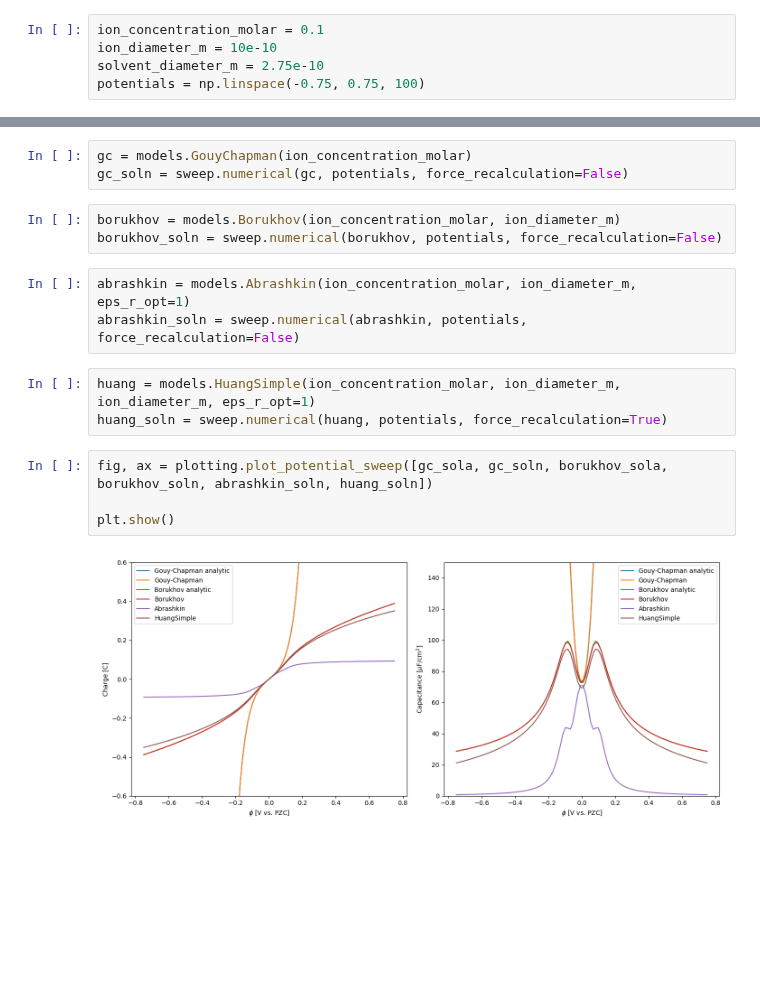
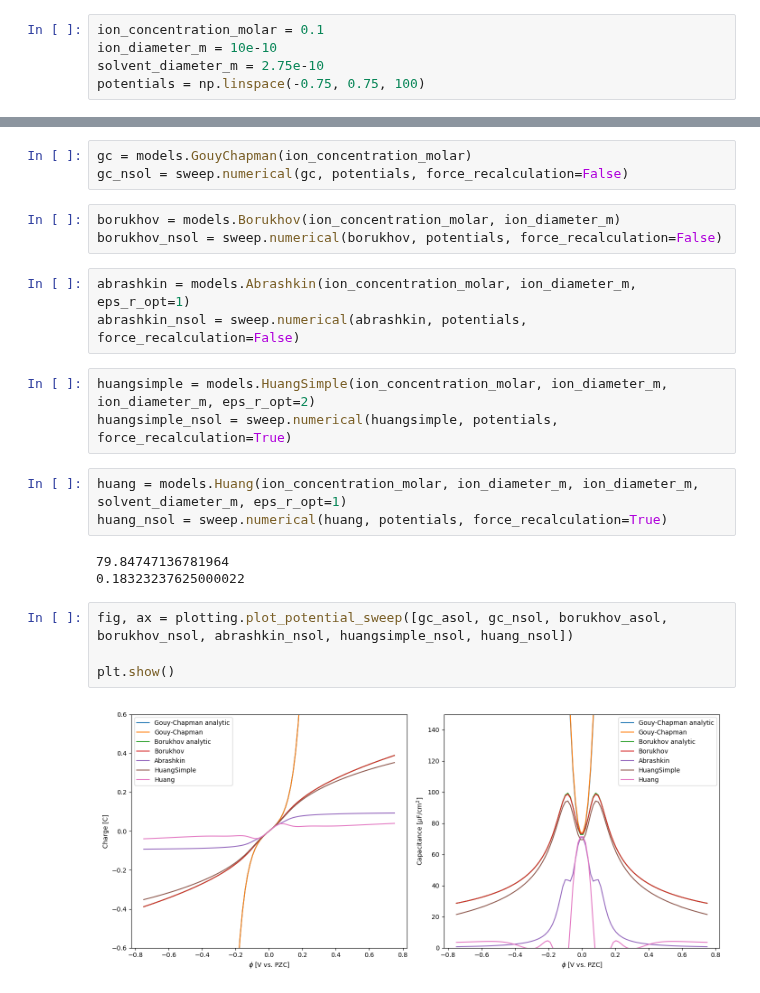
Before and after one commit to lucasdekam/frumkin, a Jupyter notebook: potential_sweeps.ipynb, the cells around one changed output, grey strips where cells are left out. Saved outputs shown, nothing was run; the diff lists cells and outputs as text; blank space fills up the shorter version.

```diff
--- a/potential_sweeps.ipynb
+++ b/potential_sweeps.ipynb
@@ -17,18 +17,24 @@ borukhov_sola = sweep.borukhov(ion_concentration_molar, ion_diameter_m, potentia
 # %%
 gc = models.GouyChapman(ion_concentration_molar)
-gc_soln = sweep.numerical(gc, potentials, force_recalculation=False)
+gc_nsol = sweep.numerical(gc, potentials, force_recalculation=False)
 # %%
 borukhov = models.Borukhov(ion_concentration_molar, ion_diameter_m)
-borukhov_soln = sweep.numerical(borukhov, potentials, force_recalculation=False)
+borukhov_nsol = sweep.numerical(borukhov, potentials, force_recalculation=False)
 # %%
 abrashkin = models.Abrashkin(ion_concentration_molar, ion_diameter_m, eps_r_opt=1)
-abrashkin_soln = sweep.numerical(abrashkin, potentials, force_recalculation=False)
+abrashkin_nsol = sweep.numerical(abrashkin, potentials, force_recalculation=False)
+# %%
+huangsimple = models.HuangSimple(ion_concentration_molar, ion_diameter_m, ion_diameter_m, eps_r_opt=2)
+huangsimple_nsol = sweep.numerical(huangsimple, potentials, force_recalculation=True)
 # %%
-huang = models.HuangSimple(ion_concentration_molar, ion_diameter_m, ion_diameter_m, eps_r_opt=1)
-huang_soln = sweep.numerical(huang, potentials, force_recalculation=True)
+huang = models.Huang(ion_concentration_molar, ion_diameter_m, ion_diameter_m, solvent_diameter_m, eps_r_opt=1)
+huang_nsol = sweep.numerical(huang, potentials, force_recalculation=True)
+# %% [output]
+79.84747136781964
+0.18323237625000022
 # %%
-fig, ax = plotting.plot_potential_sweep([gc_sola, gc_soln, borukhov_sola, borukhov_soln, abrashkin_soln, huang_soln])
+fig, ax = plotting.plot_potential_sweep([gc_asol, gc_nsol, borukhov_asol, borukhov_nsol, abrashkin_nsol, huangsimple_nsol, huang_nsol])
 
 plt.show()
 # %% [output]
-[figure, old version]
+[figure, new version]
```
Also changed, not shown: parts of 1 cell of this notebook, 2 other files.
